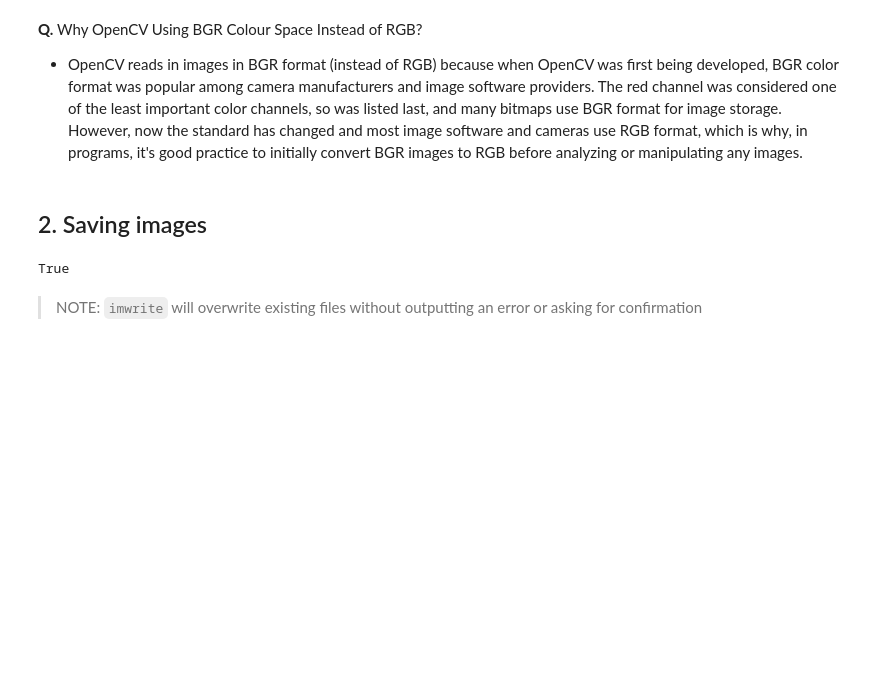
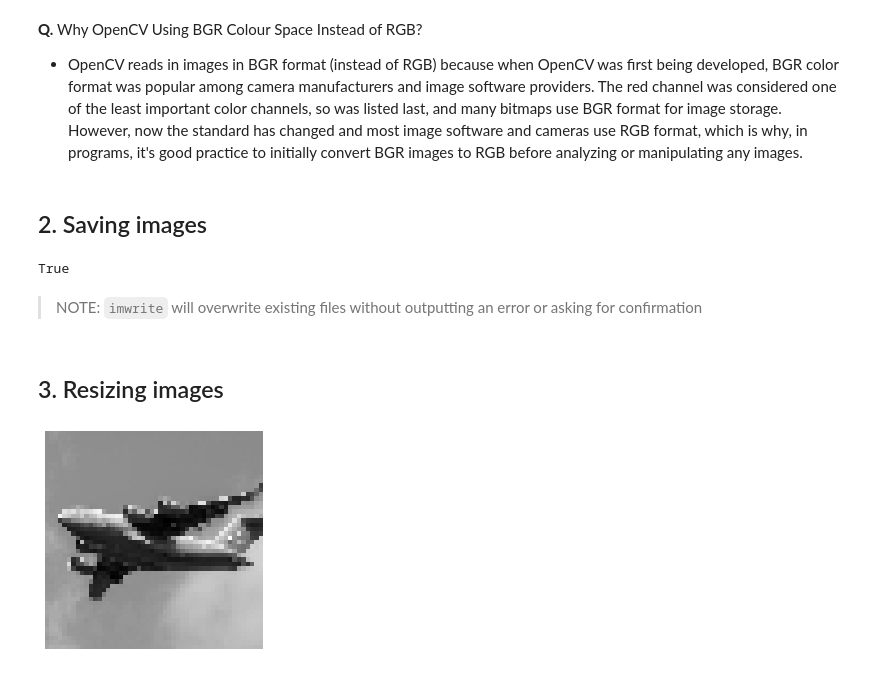
Before and after one commit to abhi3700/My_Learning_AI, a Jupyter notebook: libs/opencv/opencv.ipynb, the cells around one changed output. Drawn from its saved outputs; the diff is of its cells as text; code cells hidden in the pictures; blank space fills up the shorter version.

```diff
--- a/libs/opencv/opencv.ipynb
+++ b/libs/opencv/opencv.ipynb
@@ -104,3 +111,5 @@ cv2.imwrite("data/plane_gray.jpg", img_gray)
 True
 # %% [markdown]
 > NOTE: `imwrite` will overwrite existing files without outputting an error or asking for confirmation
+# %% [markdown]
+## 3. Resizing images
@@ -106,0 +121,11 @@ True
+# %%
+# load image in grayscale
+img = cv2.imread('data/plane_256x256.jpg', cv2.IMREAD_GRAYSCALE)
+# %%
+# resize image to 50 pixels by 50 pixels
+img_50x50 = cv2.resize(img, (50, 50))
+# %%
+plt.imshow(img_50x50, cmap="gray"), plt.axis("off")
+plt.show()
+# %% [output]
+[figure, added]
```
Also changed, not shown: parts of 13 cells of this notebook.
